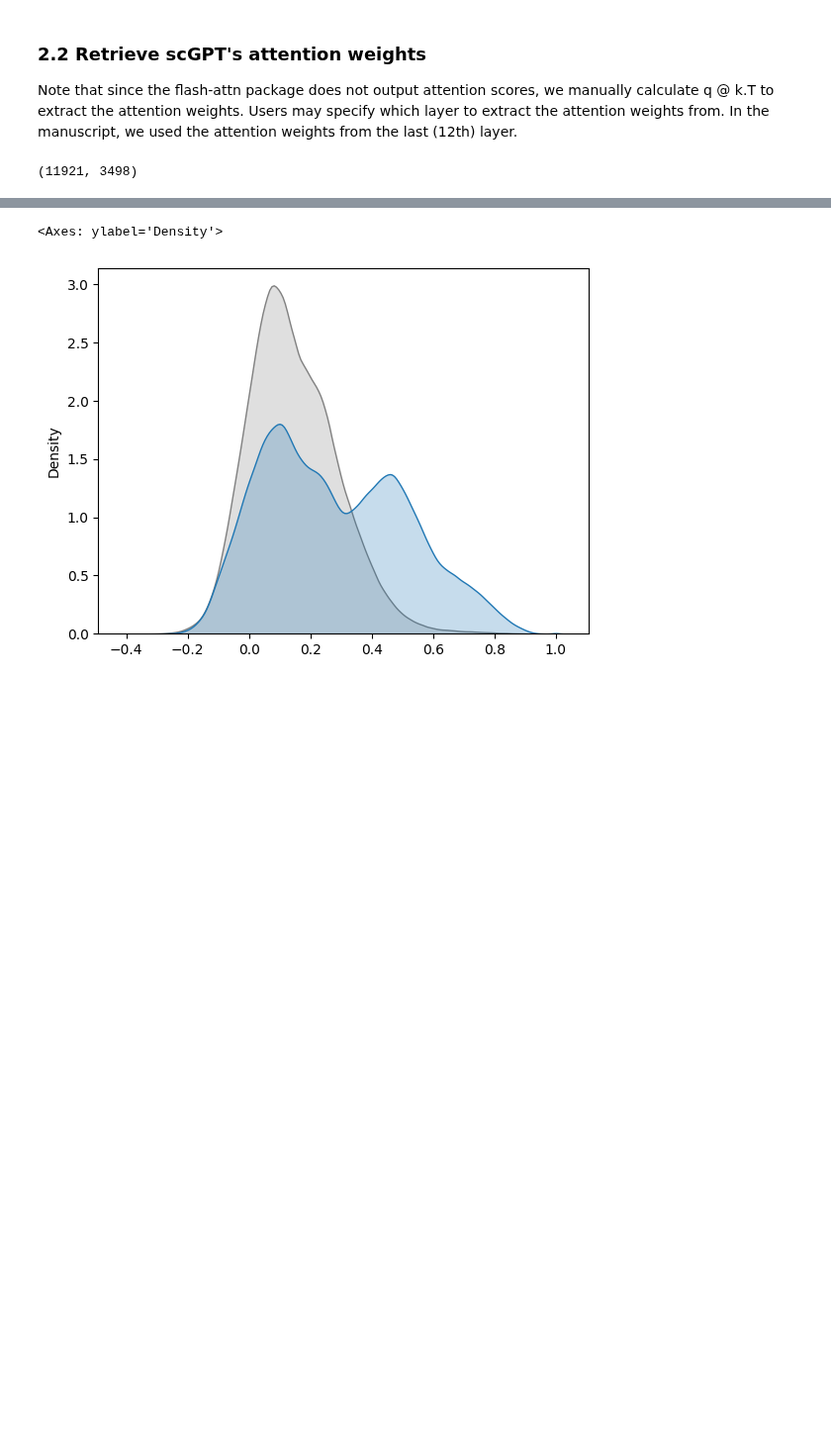
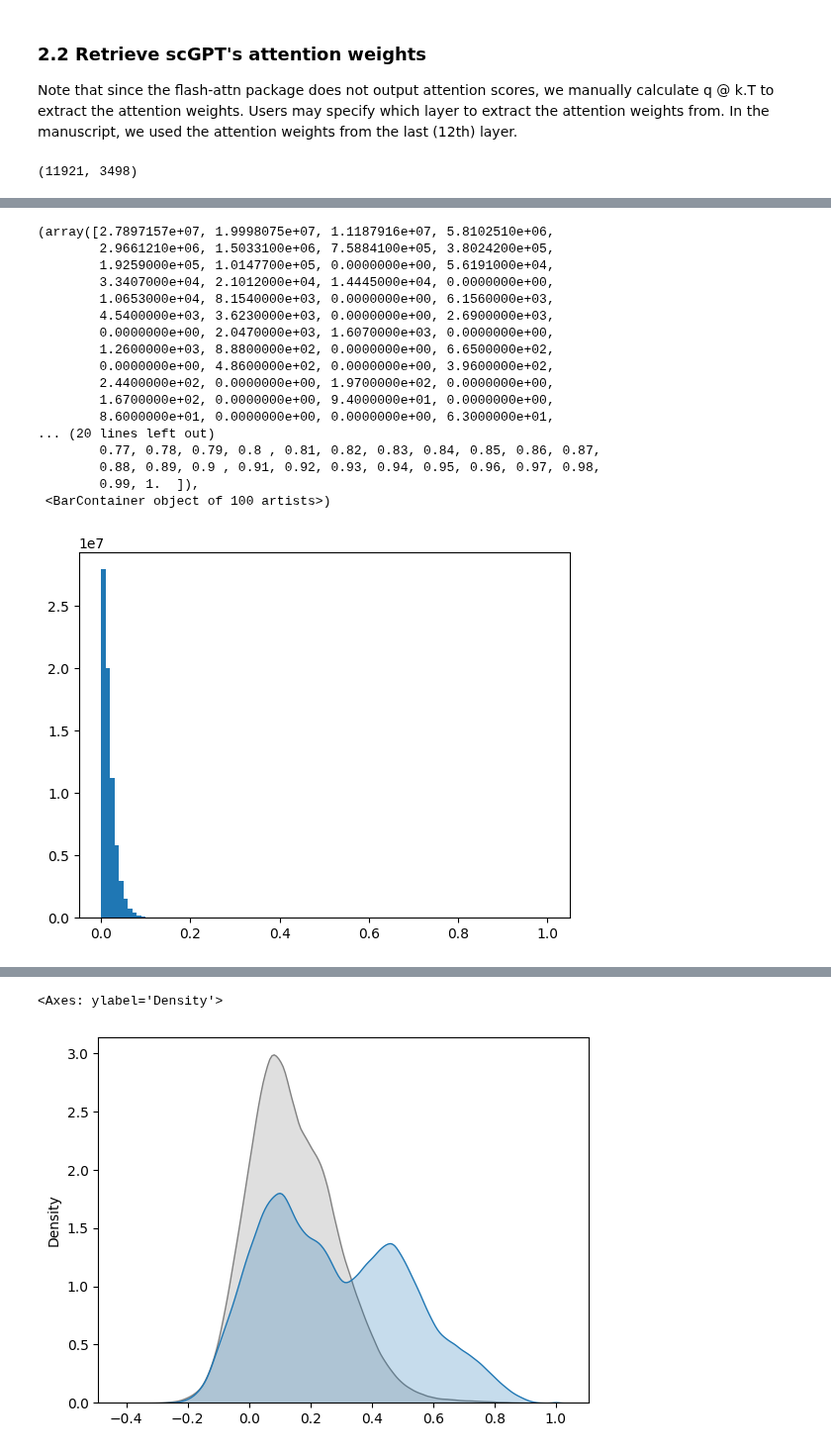
Before and after one commit to 00dylan00/scGPT_playground, a Jupyter notebook: notebooks/extracting_att_weights.ipynb, the cells around one changed output, grey strips where cells are left out. Shown at 99% size. Cells and saved outputs as stored; diff of their text form; code cells hidden in the pictures; blank space fills up the shorter version.

```diff
--- a/notebooks/extracting_att_weights.ipynb
+++ b/notebooks/extracting_att_weights.ipynb
@@ -380,3 +376,21 @@ full_matrix.shape
 
 output_file = os.path.join(path_model, "attn_matrix.npy")
 np.save(output_file, full_matrix)
+# %%
+def binarize_k_top(matrix, k=10):
+    """
+    Binarize the top k values in each row of the matrix.
+    """
+    # Create a copy of the matrix to avoid modifying the original
+    binarized_matrix = np.zeros_like(matrix, dtype=np.float32)
+
+    # Iterate over each row
+    for i in range(matrix.shape[0]):
+        # Get the indices of the top k values
+        top_k_indices = np.argsort(matrix[i])[-k:]
+        # Set those indices to 1
+        binarized_matrix[i, top_k_indices] = 1.0
+
+    return binarized_matrix
+
+full_matrix_binarized = binarize_k_top(full_matrix, k=10)
@@ -382,0 +407,29 @@ np.save(output_file, full_matrix)
+# %%
+# import pairwise distance
+from sklearn.metrics import pairwise_distances
+
+jacc_dist = pairwise_distances(full_matrix_binarized, metric='jaccard')
+jacc_sim = 1 - jacc_dist
+
+# get above upper triangle
+all_vals = jacc_sim[np.triu_indices(jacc_sim.shape[0], k=1)]
+plt.hist(all_vals, bins=100)
+# %% [output]
+(array([2.7897157e+07, 1.9998075e+07, 1.1187916e+07, 5.8102510e+06,
+        2.9661210e+06, 1.5033100e+06, 7.5884100e+05, 3.8024200e+05,
+        1.9259000e+05, 1.0147700e+05, 0.0000000e+00, 5.6191000e+04,
+        3.3407000e+04, 2.1012000e+04, 1.4445000e+04, 0.0000000e+00,
+        1.0653000e+04, 8.1540000e+03, 0.0000000e+00, 6.1560000e+03,
+        4.5400000e+03, 3.6230000e+03, 0.0000000e+00, 2.6900000e+03,
+        0.0000000e+00, 2.0470000e+03, 1.6070000e+03, 0.0000000e+00,
+        1.2600000e+03, 8.8800000e+02, 0.0000000e+00, 6.6500000e+02,
+        0.0000000e+00, 4.8600000e+02, 0.0000000e+00, 3.9600000e+02,
+        2.4400000e+02, 0.0000000e+00, 1.9700000e+02, 0.0000000e+00,
+        1.6700000e+02, 0.0000000e+00, 9.4000000e+01, 0.0000000e+00,
+        8.6000000e+01, 0.0000000e+00, 0.0000000e+00, 6.3000000e+01,
+... (20 lines left out)
+        0.77, 0.78, 0.79, 0.8 , 0.81, 0.82, 0.83, 0.84, 0.85, 0.86, 0.87,
+        0.88, 0.89, 0.9 , 0.91, 0.92, 0.93, 0.94, 0.95, 0.96, 0.97, 0.98,
+        0.99, 1.  ]),
+ <BarContainer object of 100 artists>)
+[figure, added]
```
Also changed, not shown: parts of 19 cells of this notebook.
